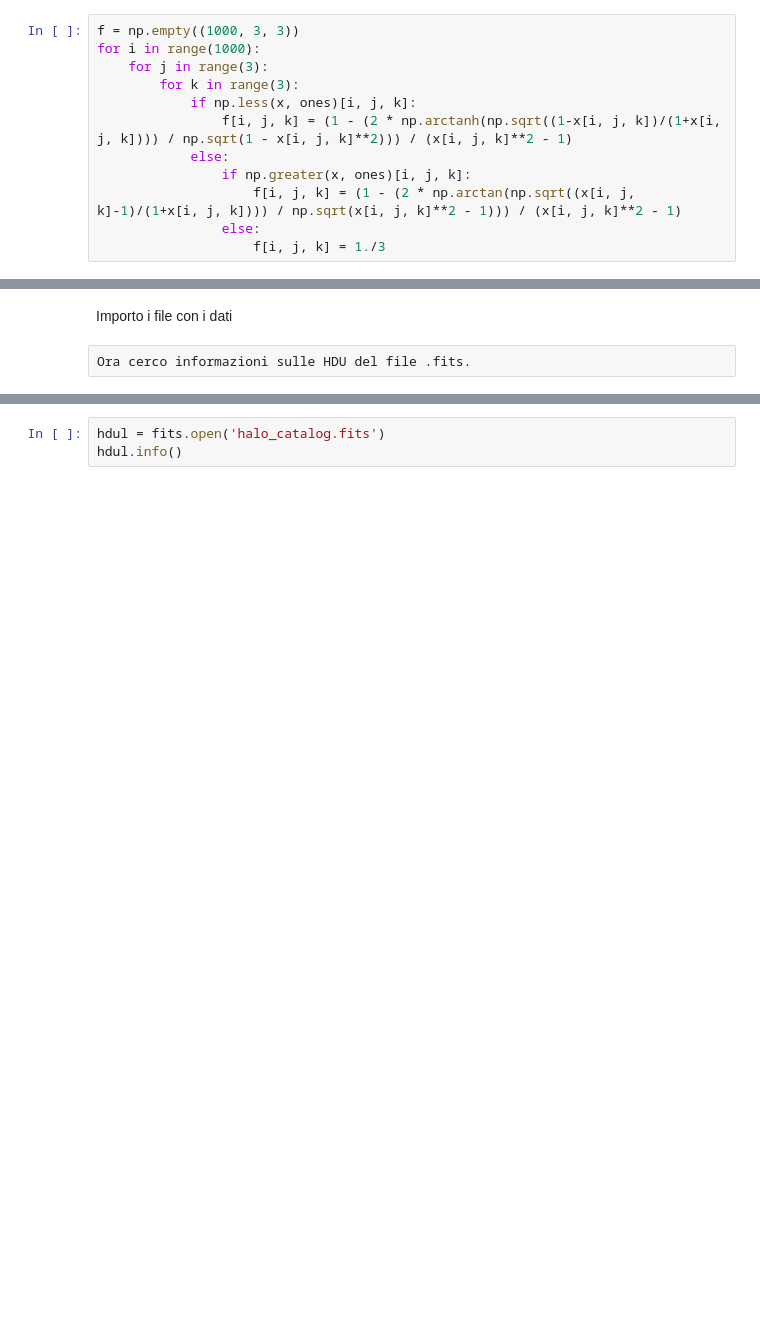
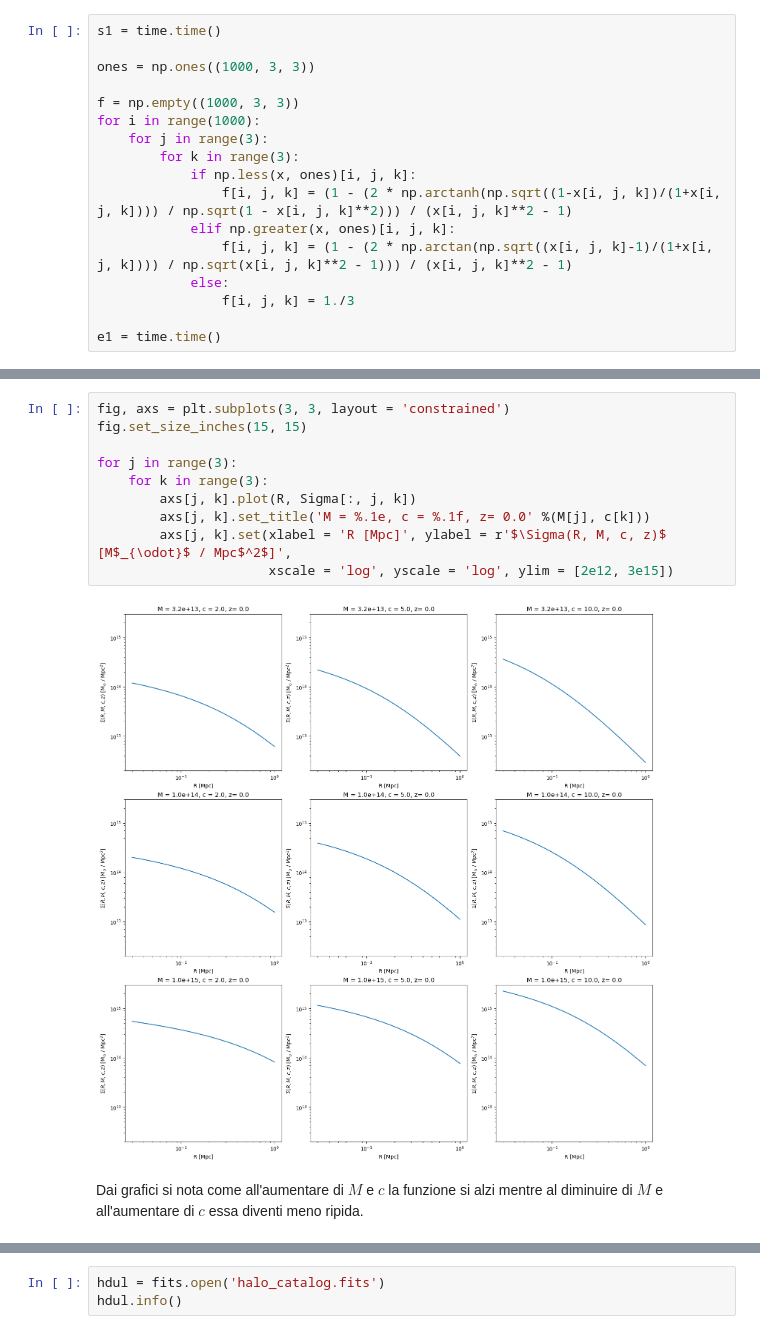
Before and after one commit to trett-0310/esame_tecniche, a Jupyter notebook: Fit NFW Density Profile.ipynb, the cells around one changed output, grey strips where cells are left out. Saved outputs shown, nothing was run; the diff lists cells and outputs as text; blank space fills up the shorter version.

```diff
--- a/Fit NFW Density Profile.ipynb
+++ b/Fit NFW Density Profile.ipynb
@@ -54,12 +80,17 @@ ones = np.ones((1000, 3, 3))
 # %%
+s1 = time.time()
+
+ones = np.ones((1000, 3, 3))
+
 f = np.empty((1000, 3, 3))
 for i in range(1000):
     for j in range(3):
         for k in range(3):
             if np.less(x, ones)[i, j, k]:
                 f[i, j, k] = (1 - (2 * np.arctanh(np.sqrt((1-x[i, j, k])/(1+x[i, j, k]))) / np.sqrt(1 - x[i, j, k]**2))) / (x[i, j, k]**2 - 1)
+            elif np.greater(x, ones)[i, j, k]:
+                f[i, j, k] = (1 - (2 * np.arctan(np.sqrt((x[i, j, k]-1)/(1+x[i, j, k]))) / np.sqrt(x[i, j, k]**2 - 1))) / (x[i, j, k]**2 - 1)
             else:
-                if np.greater(x, ones)[i, j, k]:
-                    f[i, j, k] = (1 - (2 * np.arctan(np.sqrt((x[i, j, k]-1)/(1+x[i, j, k]))) / np.sqrt(x[i, j, k]**2 - 1))) / (x[i, j, k]**2 - 1)
-                else:
-                    f[i, j, k] = 1./3
+                f[i, j, k] = 1./3
+
+e1 = time.time()
@@ -148,4 +122,14 @@ for ax in axs.flat:
-# %% [markdown]
-Importo i file con i dati
-# %% [raw]
-Ora cerco informazioni sulle HDU del file .fits.
+# %%
+fig, axs = plt.subplots(3, 3, layout = 'constrained')
+fig.set_size_inches(15, 15)
+
+for j in range(3):
+    for k in range(3):
+        axs[j, k].plot(R, Sigma[:, j, k])
+        axs[j, k].set_title('M = %.1e, c = %.1f, z= 0.0' %(M[j], c[k]))
+        axs[j, k].set(xlabel = 'R [Mpc]', ylabel = r'$\Sigma(R, M, c, z)$ [M$_{\odot}$ / Mpc$^2$]',
+                      xscale = 'log', yscale = 'log', ylim = [2e12, 3e15])
+# %% [output]
+[figure, added]
+# %% [markdown]
+Dai grafici si nota come all'aumentare di $M$ e $c$ la funzione si alzi mentre al diminuire di $M$ e all'aumentare di $c$ essa diventi meno ripida.
```
Also changed, not shown: parts of 71 cells of this notebook.
